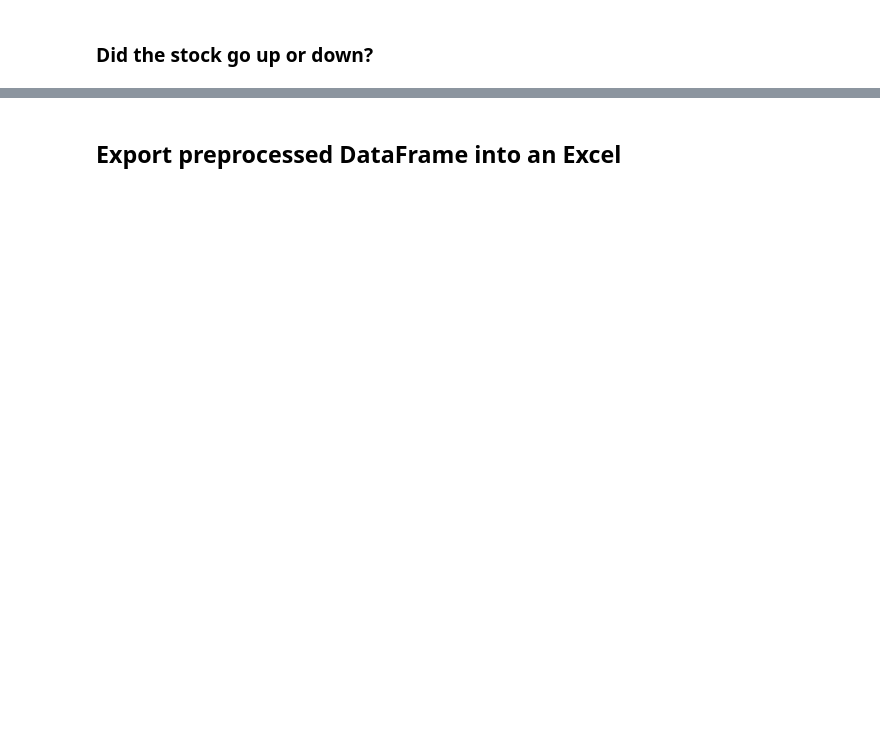
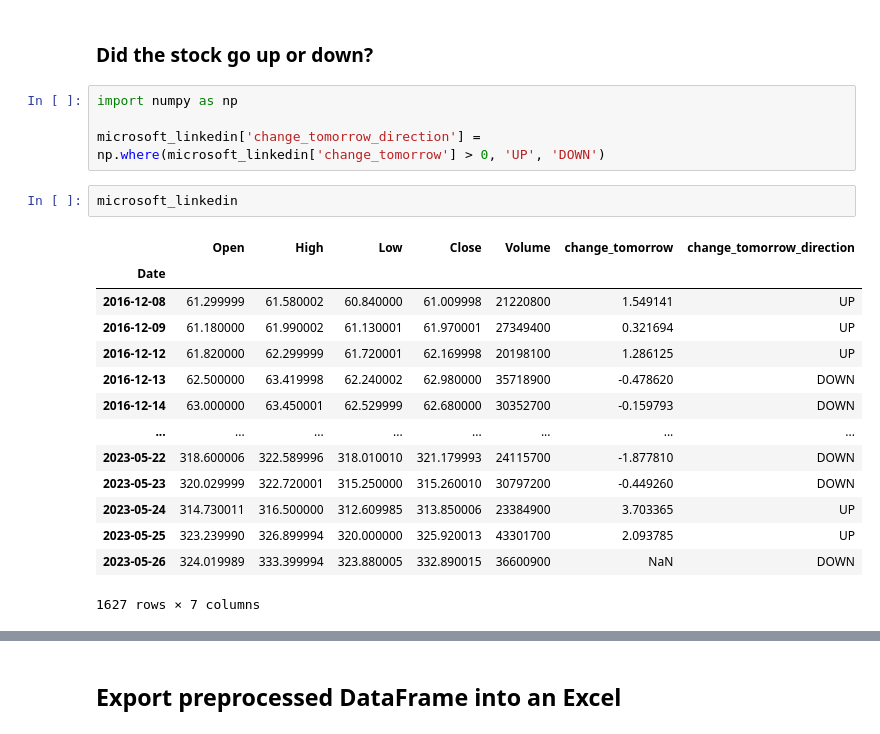
Before and after one commit to ManasesLovera/practical-python-for-algorithmic-trading, a Jupyter notebook: notebooks-course/01A_Data Preprocessing.ipynb, the cells around one changed output, grey strips where cells are left out. Drawn from its saved outputs; the diff is of its cells as text; blank space fills up the shorter version.

Commit message:
filter rows and create new columns for trading strategies

```diff
--- a/notebooks-course/01A_Data Preprocessing.ipynb
+++ b/notebooks-course/01A_Data Preprocessing.ipynb
@@ -192,2 +246,23 @@ df_microsoft
 # %% [markdown]
 ### Did the stock go up or down?
+# %%
+import numpy as np
+
+microsoft_linkedin['change_tomorrow_direction'] = np.where(microsoft_linkedin['change_tomorrow'] > 0, 'UP', 'DOWN')
+# %%
+microsoft_linkedin
+# %% [output]
+|  | Open | High | Low | Close | Volume | change_tomorrow | change_tomorrow_direction |
+| Date |  |  |  |  |  |  |  |
+| 2016-12-08 | 61.299999 | 61.580002 | 60.840000 | 61.009998 | 21220800 | 1.549141 | UP |
+| 2016-12-09 | 61.180000 | 61.990002 | 61.130001 | 61.970001 | 27349400 | 0.321694 | UP |
+| 2016-12-12 | 61.820000 | 62.299999 | 61.720001 | 62.169998 | 20198100 | 1.286125 | UP |
+| 2016-12-13 | 62.500000 | 63.419998 | 62.240002 | 62.980000 | 35718900 | -0.478620 | DOWN |
+| 2016-12-14 | 63.000000 | 63.450001 | 62.529999 | 62.680000 | 30352700 | -0.159793 | DOWN |
+| ... | ... | ... | ... | ... | ... | ... | ... |
+| 2023-05-22 | 318.600006 | 322.589996 | 318.010010 | 321.179993 | 24115700 | -1.877810 | DOWN |
+| 2023-05-23 | 320.029999 | 322.720001 | 315.250000 | 315.260010 | 30797200 | -0.449260 | DOWN |
+| 2023-05-24 | 314.730011 | 316.500000 | 312.609985 | 313.850006 | 23384900 | 3.703365 | UP |
+| 2023-05-25 | 323.239990 | 326.899994 | 320.000000 | 325.920013 | 43301700 | 2.093785 | UP |
+| 2023-05-26 | 324.019989 | 333.399994 | 323.880005 | 332.890015 | 36600900 | NaN | DOWN |
+1627 rows × 7 columns
```
Also changed, not shown: parts of 8 cells of this notebook.
